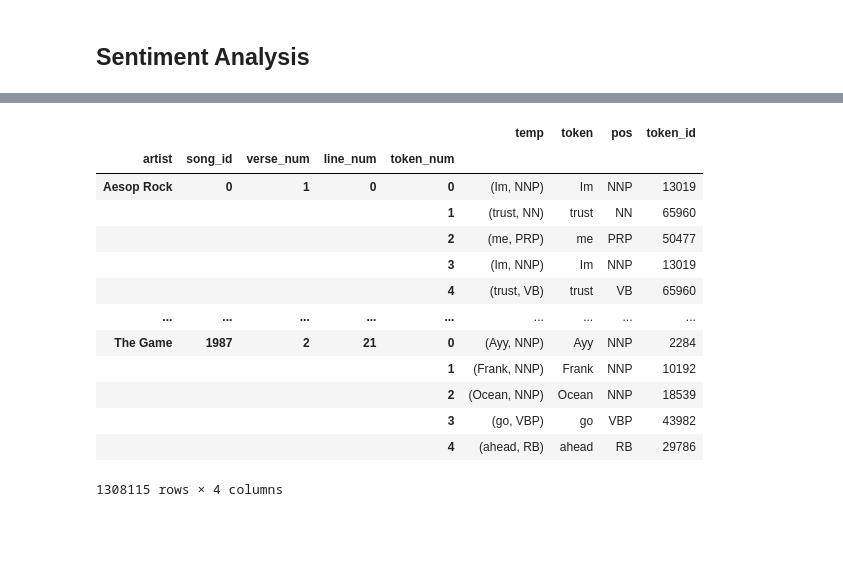
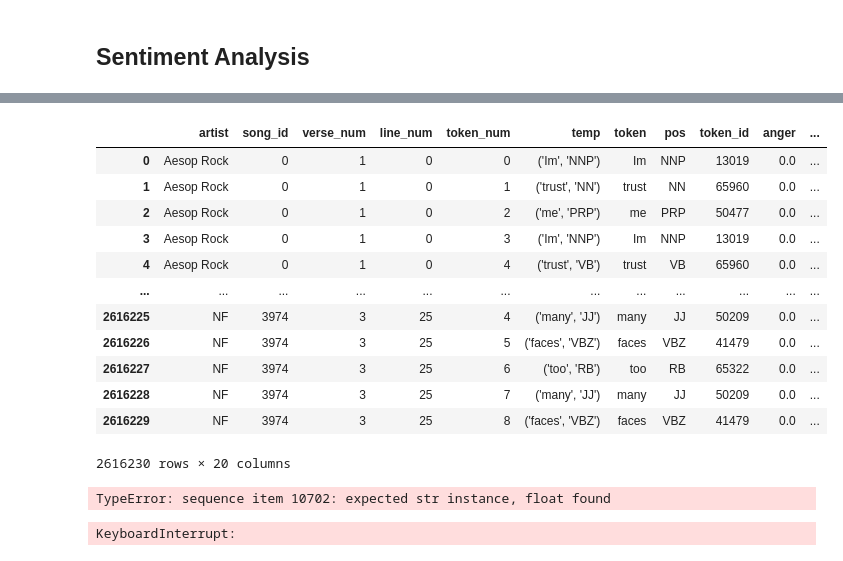
Before and after one commit to christianaaronschroeder/nlp-analysis-of-lyrics, a Jupyter notebook: Table_Building.ipynb, the cells around one changed output, grey strips where cells are left out. Saved outputs shown, nothing was run; the diff lists cells and outputs as text; code cells hidden in the pictures; blank space fills up the shorter version.

```diff
--- a/Table_Building.ipynb
+++ b/Table_Building.ipynb
@@ -682,17 +639,0 @@ TOKEN2
-# %%
-TOKEN1
-# %% [output]
-|  |  |  |  |  | temp | token | pos | token_id |
-| artist | song_id | verse_num | line_num | token_num |  |  |  |  |
-| Aesop Rock | 0 | 1 | 0 | 0 | (Im, NNP) | Im | NNP | 13019 |
-|  |  |  |  | 1 | (trust, NN) | trust | NN | 65960 |
-|  |  |  |  | 2 | (me, PRP) | me | PRP | 50477 |
-|  |  |  |  | 3 | (Im, NNP) | Im | NNP | 13019 |
-|  |  |  |  | 4 | (trust, VB) | trust | VB | 65960 |
-| ... | ... | ... | ... | ... | ... | ... | ... | ... |
-| The Game | 1987 | 2 | 21 | 0 | (Ayy, NNP) | Ayy | NNP | 2284 |
-|  |  |  |  | 1 | (Frank, NNP) | Frank | NNP | 10192 |
-|  |  |  |  | 2 | (Ocean, NNP) | Ocean | NNP | 18539 |
-|  |  |  |  | 3 | (go, VBP) | go | VBP | 43982 |
-|  |  |  |  | 4 | (ahead, RB) | ahead | RB | 29786 |
-1308115 rows × 4 columns
@@ -698,0 +643,28 @@ TOKEN1
+# %%
+analyser = SentimentIntensityAnalyzer()
+
+nrc_cols = "nrc_negative nrc_positive nrc_anger nrc_anticipation nrc_disgust nrc_fear nrc_joy nrc_sadness nrc_surprise nrc_trust".split()
+emo_cols = "anger anticipation disgust fear joy sadness surprise trust polarity".split()
+emo = 'polarity'
+
+salex = pd.read_csv('data/salex_nrc.csv').set_index('term_str')
+salex.columns = [col.replace('nrc_','') for col in salex.columns]
+salex['polarity'] = salex.positive - salex.negative
+
+TOKEN_sen = TOKEN.reset_index().merge(salex, left_on='token', right_on='term_str', how='left')
+TOKEN_sen[emo_cols] = TOKEN_sen[emo_cols].fillna(0)
+TOKEN_sen
+# %% [output]
+|  | artist | song_id | verse_num | line_num | token_num | temp | token | pos | token_id | anger | ... |
+| 0 | Aesop Rock | 0 | 1 | 0 | 0 | ('Im', 'NNP') | Im | NNP | 13019 | 0.0 | ... |
+| 1 | Aesop Rock | 0 | 1 | 0 | 1 | ('trust', 'NN') | trust | NN | 65960 | 0.0 | ... |
+| 2 | Aesop Rock | 0 | 1 | 0 | 2 | ('me', 'PRP') | me | PRP | 50477 | 0.0 | ... |
+| 3 | Aesop Rock | 0 | 1 | 0 | 3 | ('Im', 'NNP') | Im | NNP | 13019 | 0.0 | ... |
+| 4 | Aesop Rock | 0 | 1 | 0 | 4 | ('trust', 'VB') | trust | VB | 65960 | 0.0 | ... |
+| ... | ... | ... | ... | ... | ... | ... | ... | ... | ... | ... | ... |
+| 2616225 | NF | 3974 | 3 | 25 | 4 | ('many', 'JJ') | many | JJ | 50209 | 0.0 | ... |
+| 2616226 | NF | 3974 | 3 | 25 | 5 | ('faces', 'VBZ') | faces | VBZ | 41479 | 0.0 | ... |
+| 2616227 | NF | 3974 | 3 | 25 | 6 | ('too', 'RB') | too | RB | 65322 | 0.0 | ... |
+| 2616228 | NF | 3974 | 3 | 25 | 7 | ('many', 'JJ') | many | JJ | 50209 | 0.0 | ... |
+| 2616229 | NF | 3974 | 3 | 25 | 8 | ('faces', 'VBZ') | faces | VBZ | 41479 | 0.0 | ... |
+2616230 rows × 20 columns
@@ -698,0 +673,16 @@ TOKEN1
+# %%
+artists = TOKEN.groupby(OHCO[:1])['token'].apply(' '.join).reset_index().rename(columns={'token':'lyrics'})
+artist_cols = artists.lyrics.apply(lambda x: analyser.polarity_scores(x)).apply(lambda x: pd.Series(x))
+artist_cols['polarity'] = artist_cols.pos - verse_cols.neg
+artist_VADER = pd.concat([artists, artist_cols], axis=1)
+artist_VADER
+# %% [output]
+TypeError: sequence item 10702: expected str instance, float found
+# %%
+songs = TOKEN.groupby(OHCO[:2])['token'].apply(' '.join).reset_index().rename(columns={'token':'lyrics'})
+song_cols = songs.lyrics.apply(lambda x: analyser.polarity_scores(x)).apply(lambda x: pd.Series(x))
+song_cols['polarity'] = song_cols.pos - verse_cols.neg
+song_VADER = pd.concat([songs, song_cols], axis=1)
+song_VADER
+# %% [output]
+KeyboardInterrupt:
```
Also changed, not shown: parts of 31 cells of this notebook, 18 other files.
